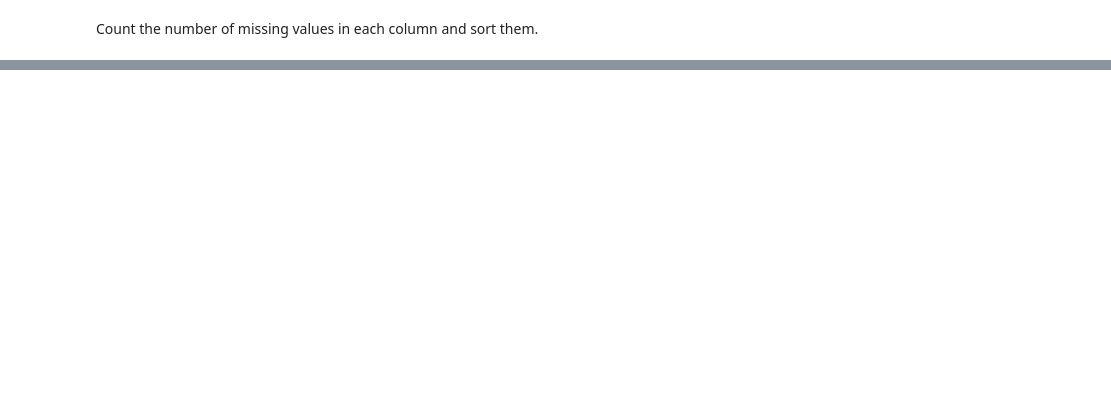
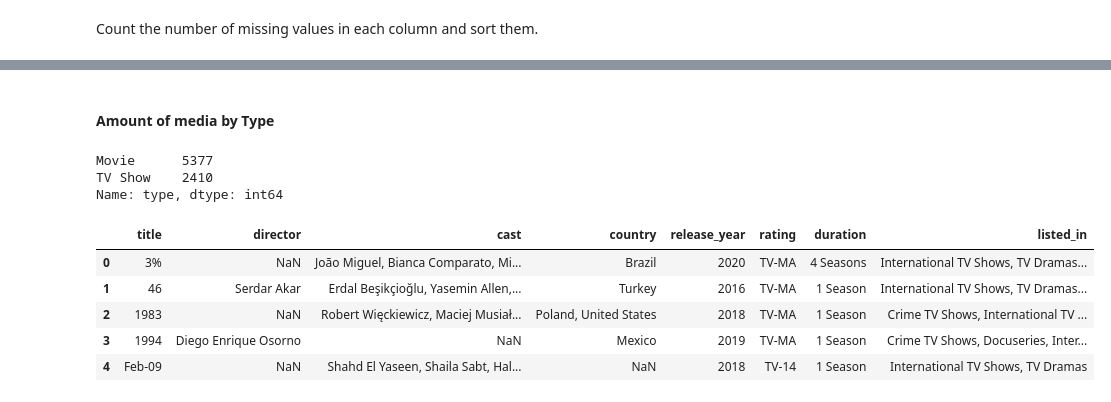
Before and after one commit to jessicaom/DSCapstone, a Jupyter notebook: recomendation/media_recomendaations_dw.ipynb, the cells around one changed output, grey strips where cells are left out. Drawn from its saved outputs; the diff is of its cells as text; code cells hidden in the pictures; blank space fills up the shorter version.

```diff
--- a/recomendation/media_recomendaations_dw.ipynb
+++ b/recomendation/media_recomendaations_dw.ipynb
@@ -1050,0 +113,8 @@ Yes, we are missing 15-16% of ticket prices AdultWeekday and AdultWeekend.
+# %% [markdown]
+#### Amount of media by Type
+# %%
+media_data['type'].value_counts().head()
+# %% [output]
+Movie      5377
+TV Show    2410
+Name: type, dtype: int64
@@ -1050,0 +123,11 @@ Yes, we are missing 15-16% of ticket prices AdultWeekday and AdultWeekend.
+# %%
+tvshows = media_data[media_data['type'] == 'TV Show'].reset_index()
+tvshows = tvshows.drop(['index', 'show_id', 'type', 'date_added','description'], axis=1)
+tvshows.head()
+# %% [output]
+|  | title | director | cast | country | release_year | rating | duration | listed_in |
+| 0 | 3% | NaN | João Miguel, Bianca Comparato, Mi... | Brazil | 2020 | TV-MA | 4 Seasons | International TV Shows, TV Dramas... |
+| 1 | 46 | Serdar Akar | Erdal Beşikçioğlu, Yasemin Allen,... | Turkey | 2016 | TV-MA | 1 Season | International TV Shows, TV Dramas... |
+| 2 | 1983 | NaN | Robert Więckiewicz, Maciej Musiał... | Poland, United States | 2018 | TV-MA | 1 Season | Crime TV Shows, International TV ... |
+| 3 | 1994 | Diego Enrique Osorno | NaN | Mexico | 2019 | TV-MA | 1 Season | Crime TV Shows, Docuseries, Inter... |
+| 4 | Feb-09 | NaN | Shahd El Yaseen, Shaila Sabt, Hal... | NaN | 2018 | TV-14 | 1 Season | International TV Shows, TV Dramas |
```
Also changed, not shown: parts of 184 cells of this notebook, 2 other files.
